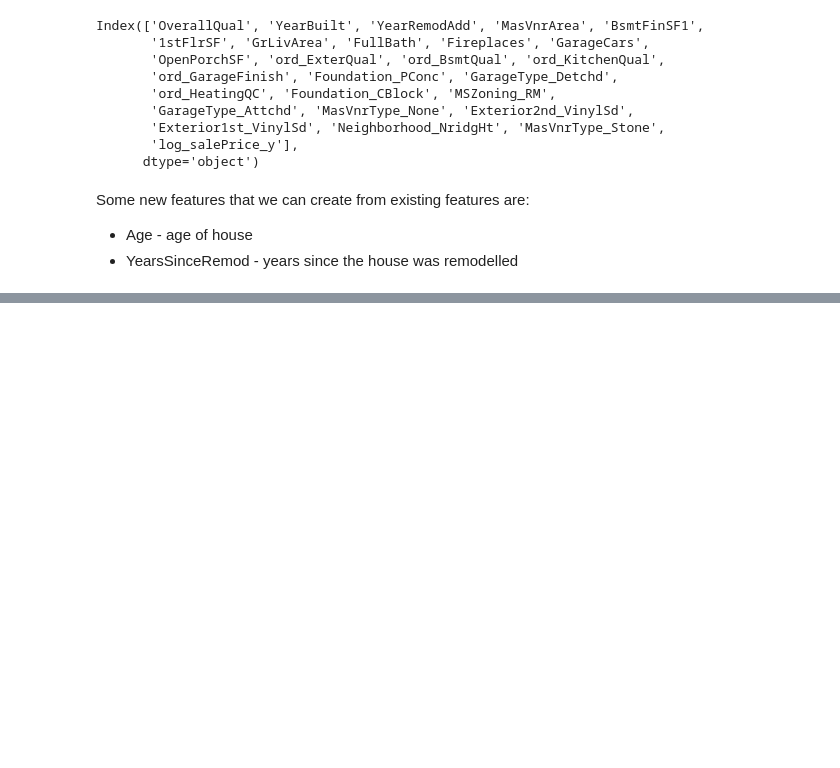
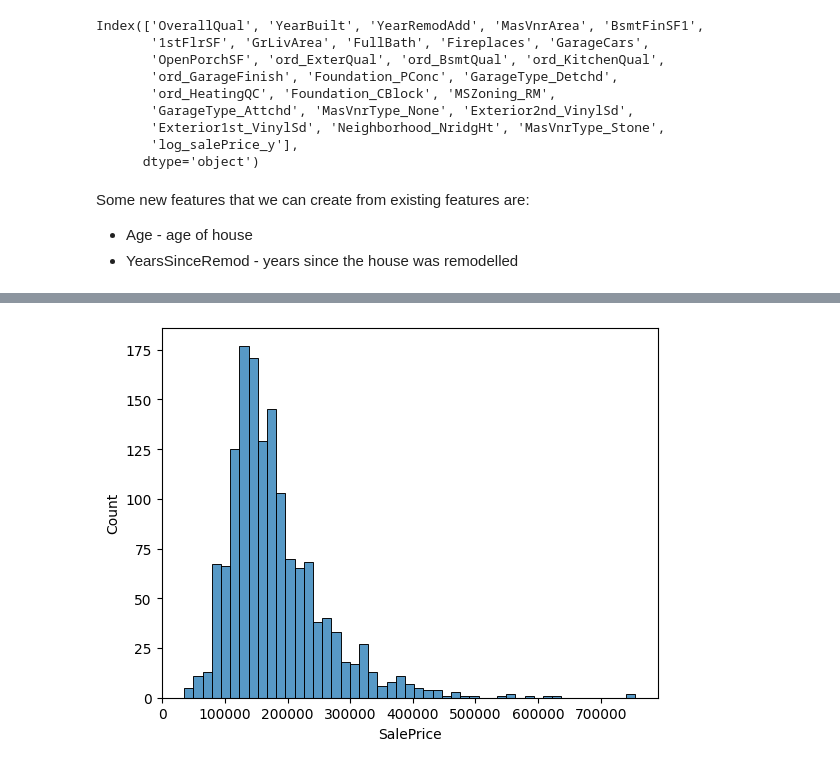
Before and after one commit to ryanhancox/kaggle_house_prices_advanced_regression, a Jupyter notebook: dev/feature_engineering.ipynb, the cells around one changed output, grey strips where cells are left out. Drawn from its saved outputs; the diff is of its cells as text; code cells hidden in the pictures; blank space fills up the shorter version.

```diff
--- a/dev/feature_engineering.ipynb
+++ b/dev/feature_engineering.ipynb
@@ -39,0 +132,4 @@ Some new features that we can create from existing features are:
+# %%
+sns.histplot(df, x='SalePrice');
+# %% [output]
+[figure, added]
```
Also changed, not shown: parts of 23 cells of this notebook, 5 other files.
